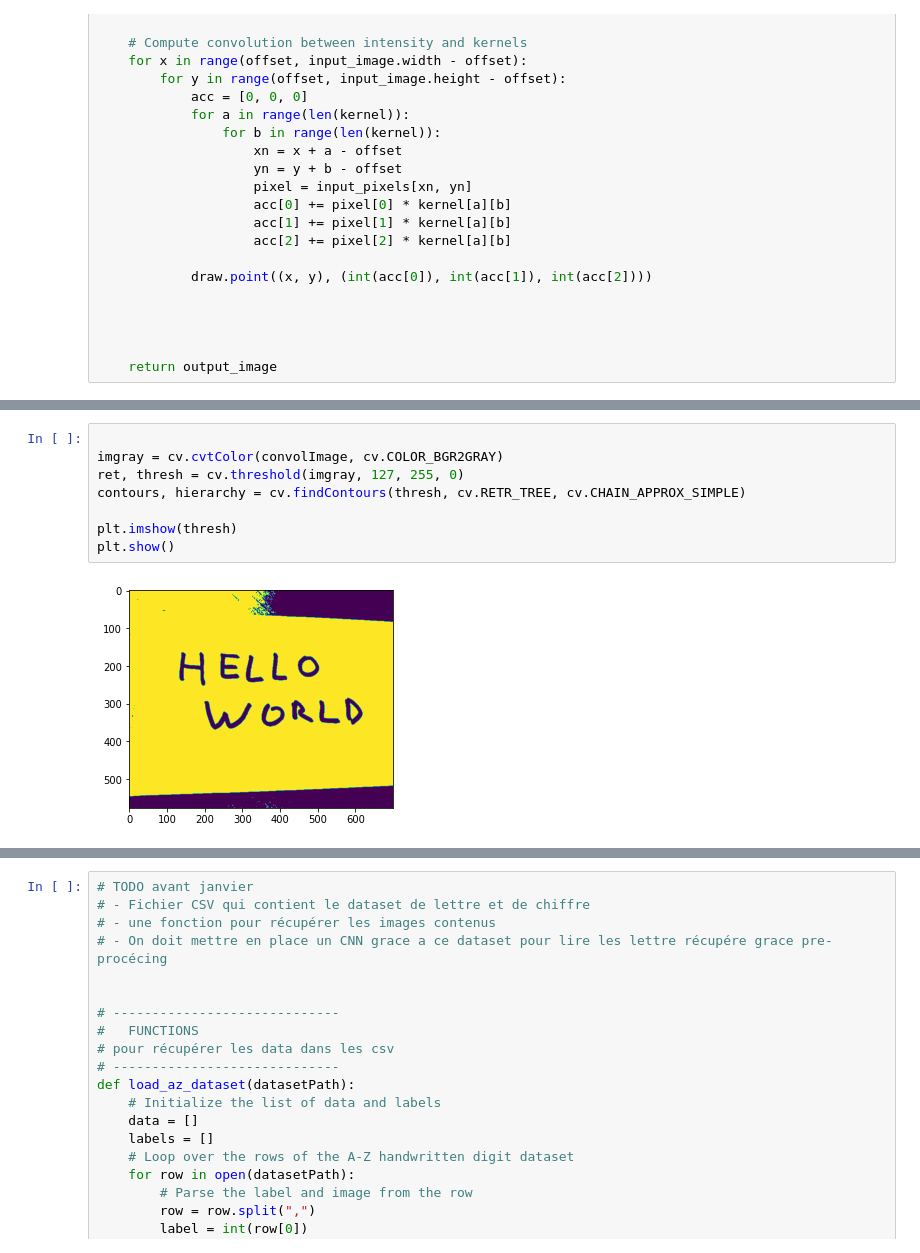
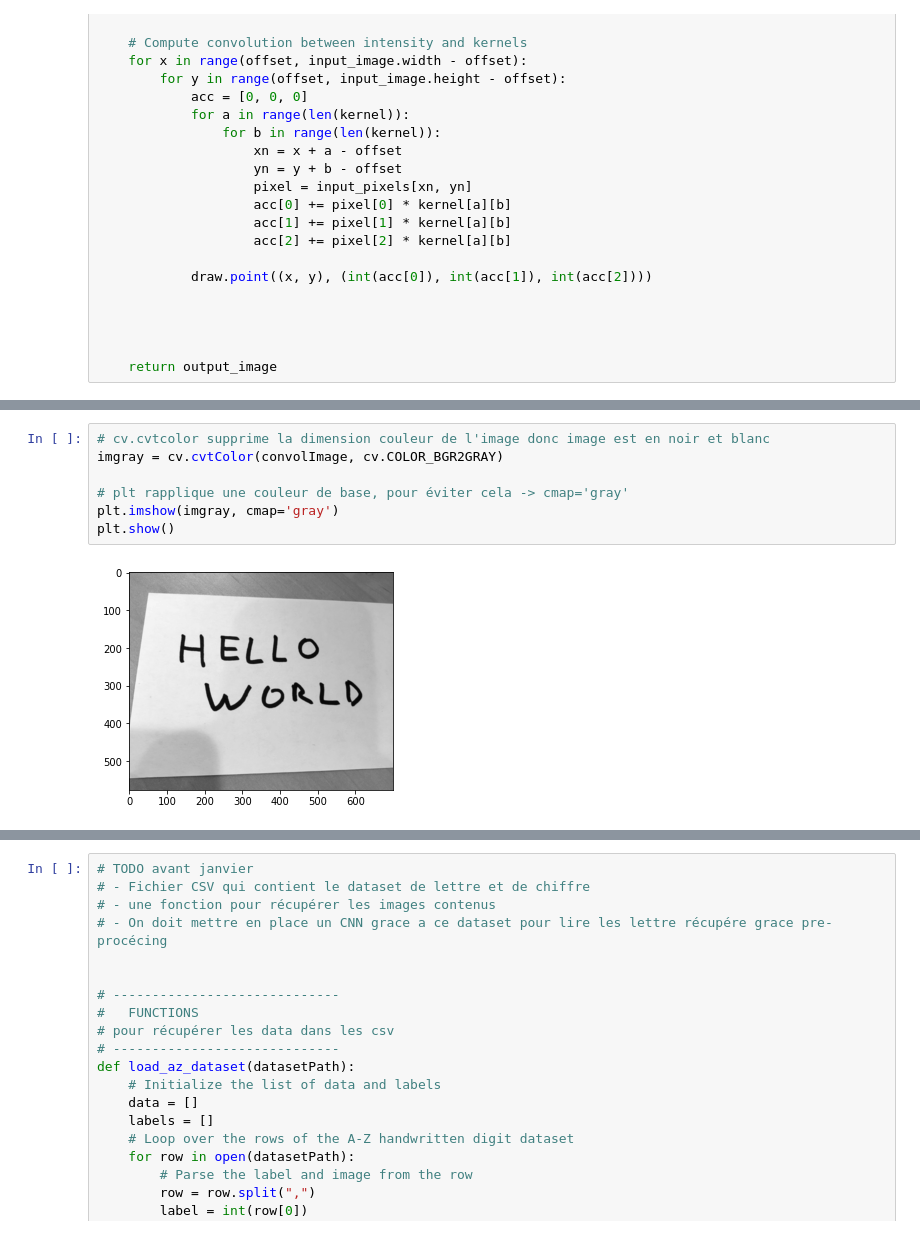
Before and after one commit to PN-picsell/ia_cloud, a Jupyter notebook: FRANTZ_Corentin/tp3_wordDetection/main..ipynb, the cells around one changed output, grey strips where cells are left out. Drawn from its saved outputs; the diff is of its cells as text.

```diff
--- a/FRANTZ_Corentin/tp3_wordDetection/main..ipynb
+++ b/FRANTZ_Corentin/tp3_wordDetection/main..ipynb
@@ -71,13 +71,12 @@ plt.imshow(convolImage)
 plt.show()
 # %% [output]
 [figure]
-# %%
-
-imgray = cv.cvtColor(convolImage, cv.COLOR_BGR2GRAY)
-ret, thresh = cv.threshold(imgray, 127, 255, 0)
-contours, hierarchy = cv.findContours(thresh, cv.RETR_TREE, cv.CHAIN_APPROX_SIMPLE)
-
-plt.imshow(thresh)
-plt.show()
-# %% [output]
-[figure, removed]
+# %%
+# cv.cvtcolor supprime la dimension couleur de l'image donc image est en noir et blanc
+imgray = cv.cvtColor(convolImage, cv.COLOR_BGR2GRAY)
+
+# plt rapplique une couleur de base, pour éviter cela -> cmap='gray'
+plt.imshow(imgray, cmap='gray')
+plt.show()
+# %% [output]
+[figure, added]
```
Also changed, not shown: parts of 5 cells of this notebook, 1 other file.
